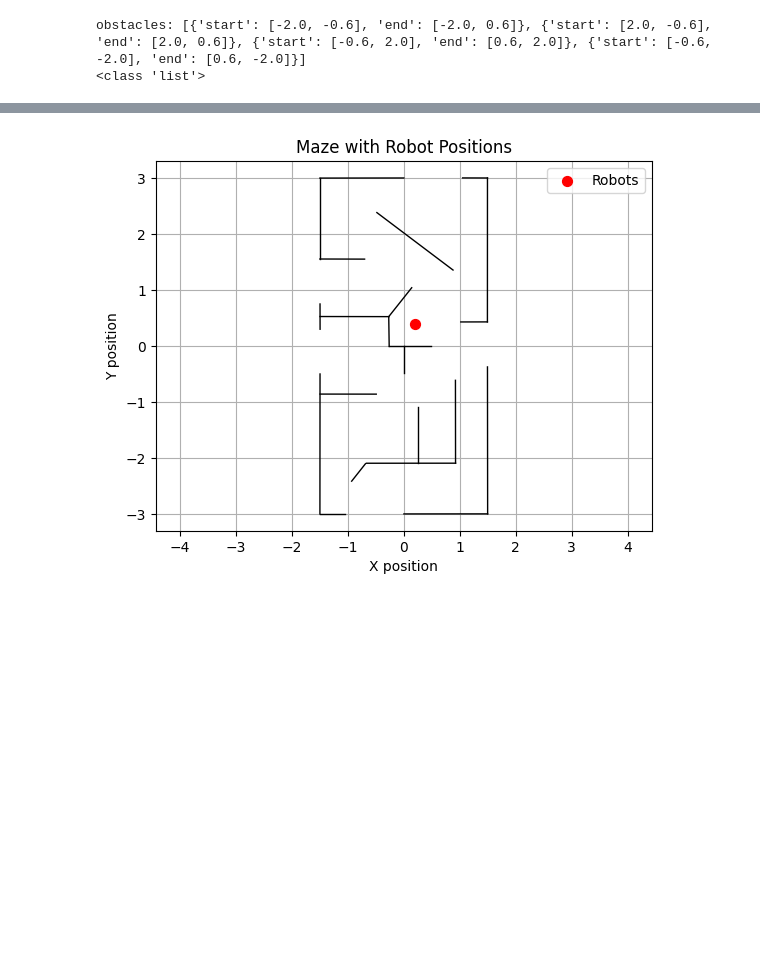
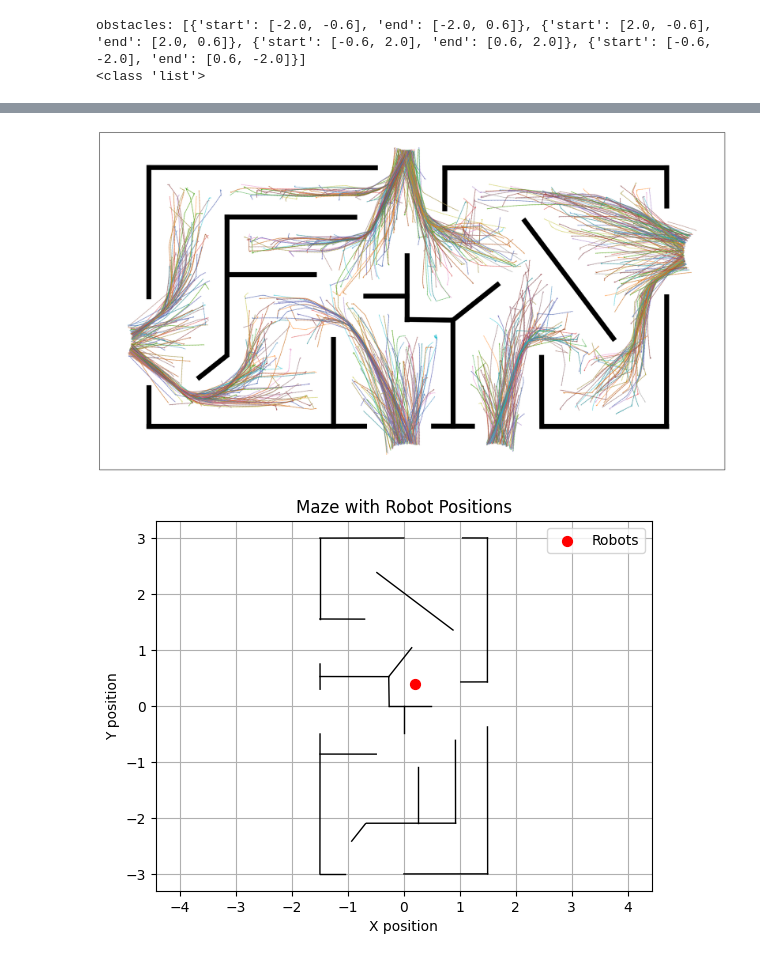
Before and after one commit to federock02/EPFL-SafeRLMazeEscaping, a Jupyter notebook: source/isaaclab_tasks/isaaclab_tasks/direct/jetbot/try_maze.ipynb, the cells around one changed output, grey strips where cells are left out. Cells and saved outputs as stored; diff of their text form; code cells hidden in the pictures; blank space fills up the shorter version.

```diff
--- a/source/isaaclab_tasks/isaaclab_tasks/direct/jetbot/try_maze.ipynb
+++ b/source/isaaclab_tasks/isaaclab_tasks/direct/jetbot/try_maze.ipynb
@@ -51,3 +21,80 @@ FileNotFoundError: [Errno 2] No such file or directory: '/home/federico/isaaclab
+# %%
+import yaml
+import matplotlib.pyplot as plt
+import pandas as pd
+import csv
+import numpy as np
+import re
+
+def load_maze_config(yaml_file):
+    with open(yaml_file, "r") as f:
+        config = yaml.safe_load(f)
+    return config["maze"]["walls"]
+
+def plot_maze(walls):
+    plt.figure(figsize=(24, 24))
+    for wall in walls:
+        start = wall["start"]
+        end = wall["end"]
+        # Plot the wall as a black line
+        plt.plot([start[1], end[1]], [start[0], end[0]], "k-", linewidth=10.5)
+    plot_trajectories("/home/federico/isaaclab/IsaacLab/trajectory.csv", plt)
+    plt.grid(False) # Remove the grid lines
+    plt.xticks([]) # Remove x-axis tick marks
+    plt.yticks([]) # Remove y-axis tick marks
+    plt.xlabel('') # Remove x-axis label
+    plt.ylabel('') # Remove y-axis label
+    # plt.title("Maze Map with Trajectories") # Title remains, as requested
+    plt.gca().set_aspect("equal", adjustable='box')
+
+def plot_trajectories(trajectories_path, plt):
+    point_pattern = re.compile(r'\[\s*(-?\d+\.?\d*)\s*,\s*(-?\d+\.?\d*)\s*\]')
+
+    # open traj csv
+    try:
+        with open(trajectories_path, 'r') as f:
+            reader = csv.reader(f) # Use csv.reader to handle quoted fields correctly
+
+            for index, row_fields in enumerate(reader):
+                # row_fields will be a list of strings, e.g., ['[-1.087..., -0.337...]', '[-1.088..., -0.337...]', ...]
+
+                # Concatenate all fields in the row into a single string.
+                # This reconstructs the continuous trajectory string that our regex expects.
+                full_trajectory_str = ",".join(row_fields)
+
+                x_coords = []
+                y_coords = []
+
+                # Find all [x,y] pairs using the compiled regex on the full string
+                matches = point_pattern.findall(full_trajectory_str)
+
+                for match in matches:
+                    try:
+                        # Convert the captured string parts to floats
+                        x_coords.append(float(match[0]))
+                        y_coords.append(float(match[1]))
+                    except ValueError as e:
+                        print(f"Warning: Could not parse coordinates '{match}' in row {index}. Error: {e}")
+                        continue # Skip to the next match if parsing fails
+
+                # Plot the trajectory if valid coordinates were found
+                if x_coords and y_coords:
+                    plt.plot(y_coords, x_coords, marker='.', linestyle='-', markersize=0.6, linewidth=1.2, alpha=0.5)
+    except FileNotFoundError:
+        print(f"Error: The file '{trajectories_path}' was not found. Please check the path.")
+    except Exception as e:
+        print(f"An unexpected error occurred while reading or plotting trajectories: {e}")
+
+
+
+
+if __name__ == "__main__":
+    # Path to your YAML config file
+    yaml_file = "/home/federico/isaaclab/IsaacLab/source/isaaclab_tasks/isaaclab_tasks/direct/jetbot/maze_cfg.yaml"
+    walls = load_maze_config(yaml_file)
+    plot_maze(walls)
+# %% [output]
+[figure, added]
 # %%
 import math
 import os
```
Also changed, not shown: parts of 1 cell of this notebook, 9 other files.
